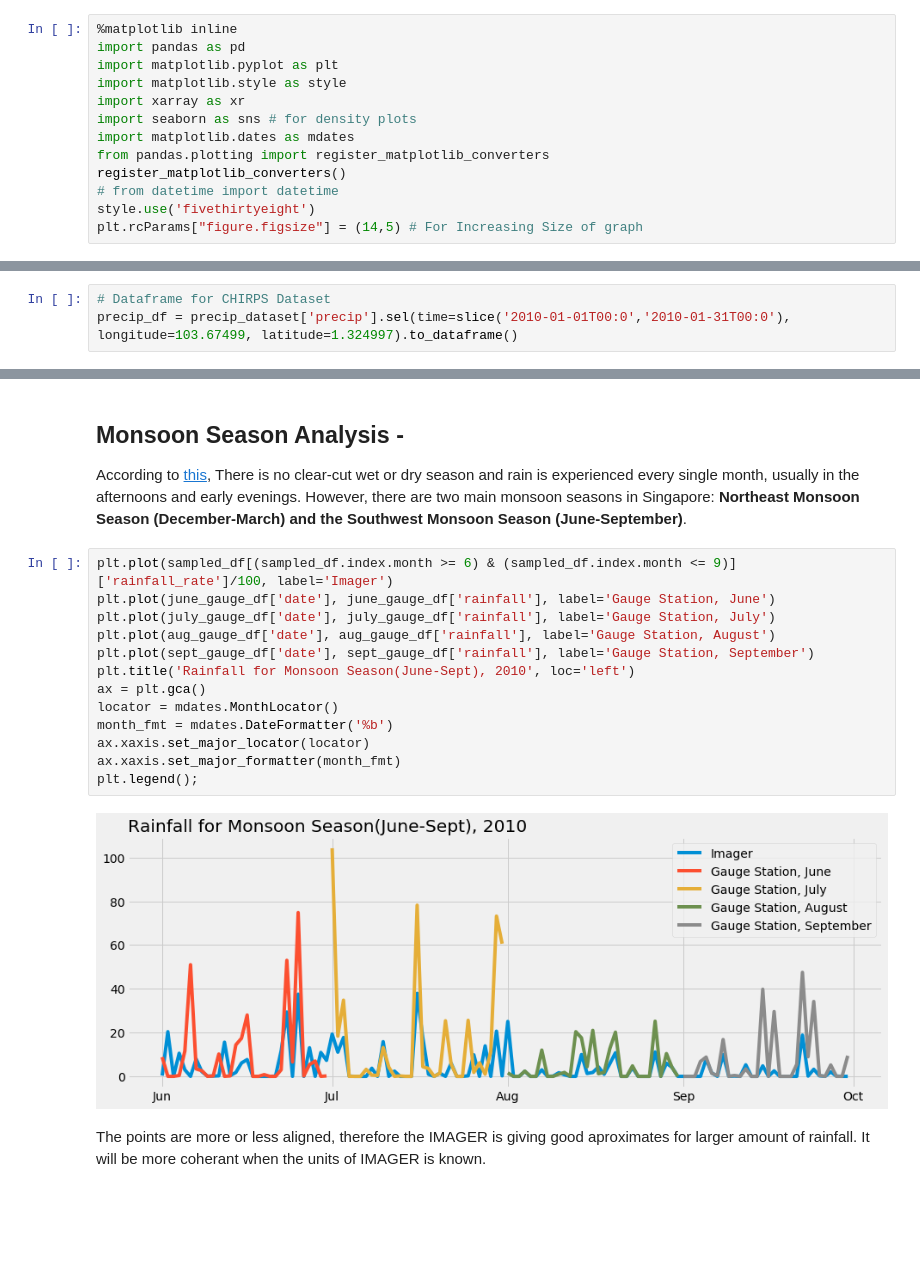
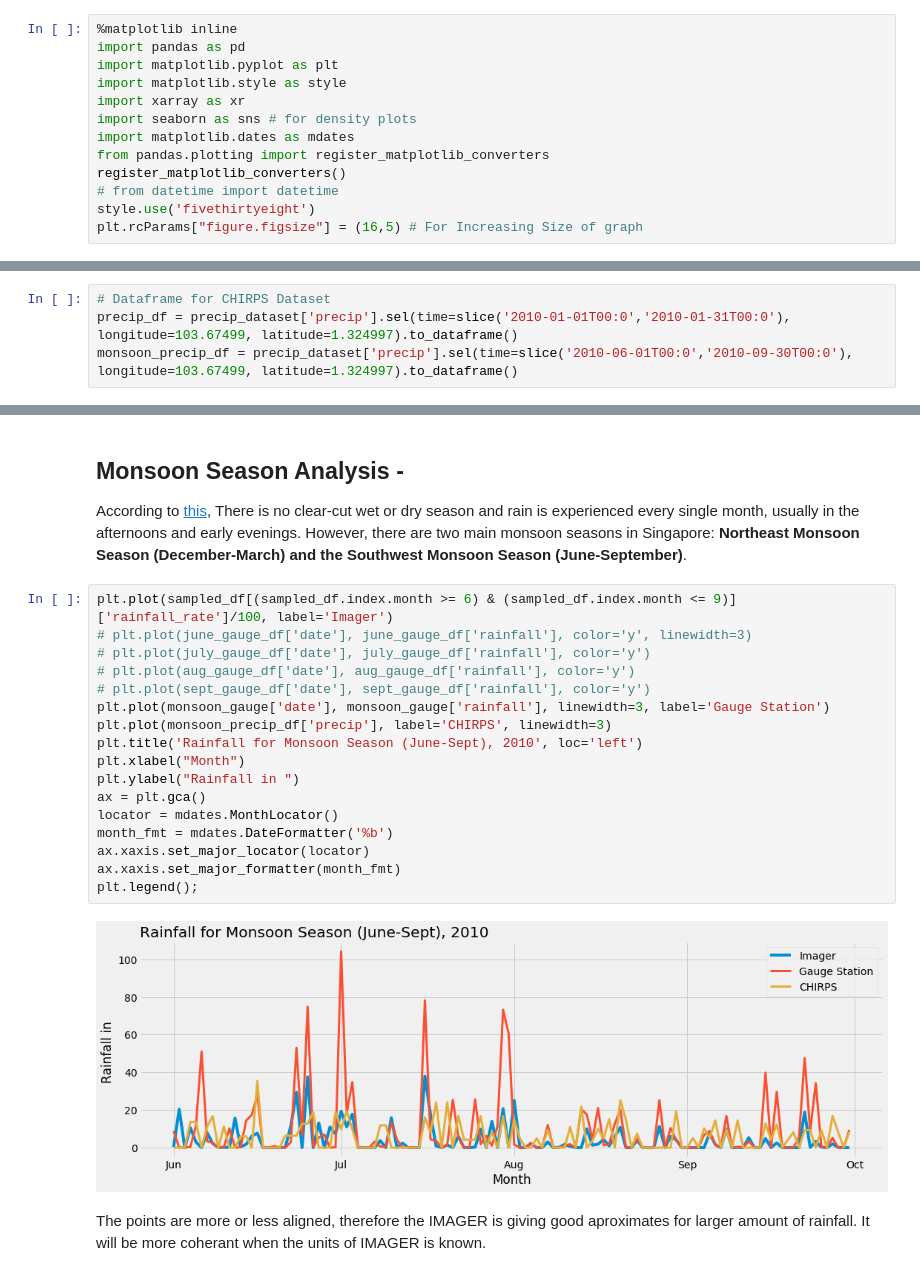
Before and after one commit to dsaharia/PRAT-Rainfall, a Jupyter notebook: imager-rainfall/Singapore.ipynb, the cells around one changed output, grey strips where cells are left out. Cells and saved outputs as stored; diff of their text form; blank space fills up the shorter version.

```diff
--- a/imager-rainfall/Singapore.ipynb
+++ b/imager-rainfall/Singapore.ipynb
@@ -13,7 +13,7 @@ from pandas.plotting import register_matplotlib_converters
 register_matplotlib_converters()
 # from datetime import datetime
 style.use('fivethirtyeight')
-plt.rcParams["figure.figsize"] = (14,5) # For Increasing Size of graph
+plt.rcParams["figure.figsize"] = (16,5) # For Increasing Size of graph
 # %%
 # Dataframe for IMAGER data
 rainfall_df = pd.read_csv("data/imagerdata.csv", header=None, names=["day", "hour", "minute", "rainfall_rate"])
@@ -37,6 +37,7 @@ sept_gauge_df['date']=pd.to_datetime(sept_gauge_df['day'], unit='D', origin=pd.T
 # %%
 # Dataframe for CHIRPS Dataset
 precip_df = precip_dataset['precip'].sel(time=slice('2010-01-01T00:0','2010-01-31T00:0'), longitude=103.67499, latitude=1.324997).to_dataframe()
+monsoon_precip_df = precip_dataset['precip'].sel(time=slice('2010-06-01T00:0','2010-09-30T00:0'), longitude=103.67499, latitude=1.324997).to_dataframe()
 # %% [markdown]
 ### Parsing the IMAGER dataset
 # %%
@@ -132,18 +120,22 @@ According to [this](https://www.guidemesingapore.com/business-guides/immigration
 There is no clear-cut wet or dry season and rain is experienced every single month, usually in the afternoons and early evenings. However, there are two main monsoon seasons in Singapore: **Northeast Monsoon Season (December-March) and the Southwest Monsoon Season (June-September)**.
 # %%
 plt.plot(sampled_df[(sampled_df.index.month >= 6) & (sampled_df.index.month <= 9)]['rainfall_rate']/100, label='Imager')
-plt.plot(june_gauge_df['date'], june_gauge_df['rainfall'], label='Gauge Station, June')
-plt.plot(july_gauge_df['date'], july_gauge_df['rainfall'], label='Gauge Station, July')
-plt.plot(aug_gauge_df['date'], aug_gauge_df['rainfall'], label='Gauge Station, August')
-plt.plot(sept_gauge_df['date'], sept_gauge_df['rainfall'], label='Gauge Station, September')
-plt.title('Rainfall for Monsoon Season(June-Sept), 2010', loc='left')
+# plt.plot(june_gauge_df['date'], june_gauge_df['rainfall'], color='y', linewidth=3)
+# plt.plot(july_gauge_df['date'], july_gauge_df['rainfall'], color='y')
+# plt.plot(aug_gauge_df['date'], aug_gauge_df['rainfall'], color='y')
+# plt.plot(sept_gauge_df['date'], sept_gauge_df['rainfall'], color='y')
+plt.plot(monsoon_gauge['date'], monsoon_gauge['rainfall'], linewidth=3, label='Gauge Station')
+plt.plot(monsoon_precip_df['precip'], label='CHIRPS', linewidth=3)
+plt.title('Rainfall for Monsoon Season (June-Sept), 2010', loc='left')
+plt.xlabel("Month")
+plt.ylabel("Rainfall in ")
 ax = plt.gca()
 locator = mdates.MonthLocator()
 month_fmt = mdates.DateFormatter('%b')
 ax.xaxis.set_major_locator(locator)
 ax.xaxis.set_major_formatter(month_fmt)
 plt.legend();
 # %% [output]
-[figure, old version]
+[figure, new version]
 # %% [markdown]
 The points are more or less aligned, therefore the IMAGER is giving good aproximates for larger amount of rainfall. It will be more coherant when the units of IMAGER is known.
```
Also changed, not shown: parts of 6 cells of this notebook.
